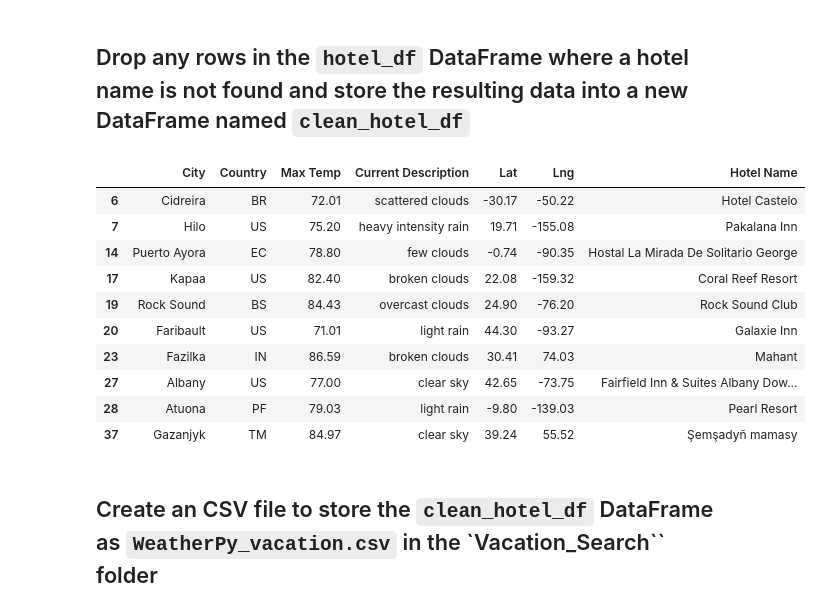
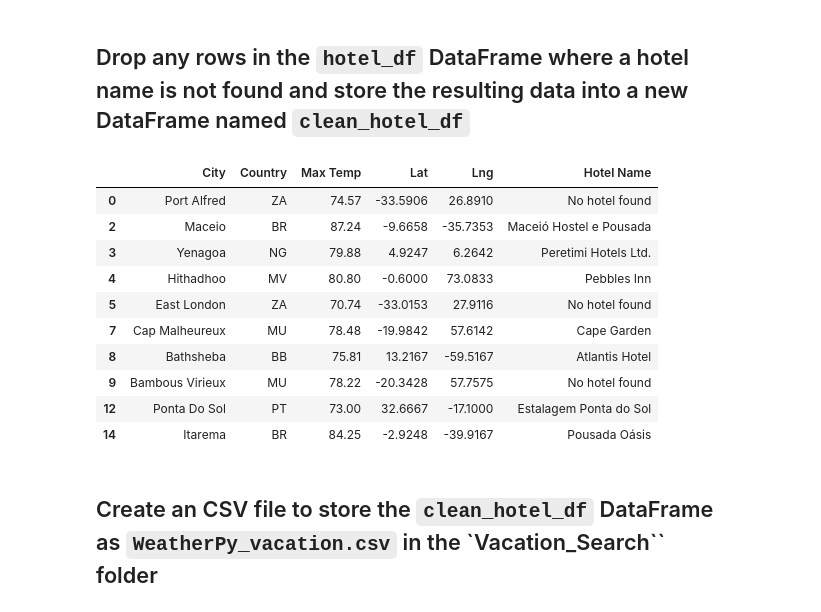
Before and after one commit to motoroid/API_Weather_Database, a Jupyter notebook: vacation_search/Vacation_Search.ipynb, the cells around one changed output. Cells and saved outputs as stored; diff of their text form; code cells hidden in the pictures.

```diff
--- a/vacation_search/Vacation_Search.ipynb
+++ b/vacation_search/Vacation_Search.ipynb
@@ -136,6 +136,6 @@ clean_travel_cities.head()
 ## Use the `copy` Pandas function to create a new DataFrame, called `hotel_df`, by copying the following columns from the `clean_travel_cities` DataFrame: "City", "Country", "Max Temp", "Current Description", "Lat", "Lng"
 # %%
 # Create DataFrame called hotel_df to store hotel names along with city, country, max temp, and coordinates.
-hotel_df = clean_travel_cities.copy()
-columns = ["City", "Country","Max Temp","Current Description","Lat","Lng"]
+hotel_df = clean_travel_cities[["City", "Country","Max Temp","Lat","Lng"]].copy()
+hotel_df.head()
 # %% [output]
@@ -144,8 +149,9 @@ TypeError: 'DataFrame' object is not callable
 ## Add a new empty column named `Hotel Name` to the `hotel_df` DataFrame
 # %%
 # Create a new column "Hotel Name".
-# YOUR CODE HERE
+hotel_df["Hotel Name"]=""
+
 
 # Display sample data
-# YOUR CODE HERE
+hotel_df.head(10)
 # %% [output]
@@ -181,8 +187,8 @@ print("Starting hotel search")
 # Iterate through the hotel_df DataFrame
 for index, row in hotel_df.iterrows():
     # Get latitude and longitude from DataFrame.
-    latitude = # YOUR CODE HERE
-    longitude = # YOUR CODE HERE
+    latitude = row["Lat"]
+    longitude = row["Lng"]
 
     # Add the current city's latitude and longitude to the params dictionary
     params["filter"] = f"circle:{longitude},{latitude},{radius}"
@@ -192,14 +198,14 @@ for index, row in hotel_df.iterrows():
     base_url = "https://api.geoapify.com/v2/places"
 
     # Make request and retrieve the JSON data by using the params dictionaty
-    name_address = # YOUR CODE HERE
+    name_address = requests.get(base_url, params=params)
 
     # Convert the API response to JSON format
-    name_address = # YOUR CODE HERE
+    name_address = name_address.json()
 
     # Get the first hotel from the results and store the name, if a hotel isn't found set the hotel name as "No hotel found".
     try:
-        hotel_df.loc[index, "Hotel Name"] = # YOUR CODE HERE
+        hotel_df.loc[index, "Hotel Name"] = name_address["features"][0]["properties"]["name"]
     except (KeyError, IndexError):
         # If no hotel is found, set the hotel name as "No hotel found".
         hotel_df.loc[index, "Hotel Name"] = "No hotel found"
@@ -245,21 +251,21 @@ Moen - nearest hotel: No hotel found
 # %%
 # Drop the rows where there is no Hotel Name.
 # YOUR CODE HERE
-
+clean_hotels = hotel_df.dropna()
 # Display sample data
-# YOUR CODE HERE
+clean_hotels.head(10)
 # %% [output]
-|  | City | Country | Max Temp | Current Description | Lat | Lng | Hotel Name |
-| 6 | Cidreira | BR | 72.01 | scattered clouds | -30.17 | -50.22 | Hotel Castelo |
-| 7 | Hilo | US | 75.20 | heavy intensity rain | 19.71 | -155.08 | Pakalana Inn |
-| 14 | Puerto Ayora | EC | 78.80 | few clouds | -0.74 | -90.35 | Hostal La Mirada De Solitario George |
-| 17 | Kapaa | US | 82.40 | broken clouds | 22.08 | -159.32 | Coral Reef Resort |
-| 19 | Rock Sound | BS | 84.43 | overcast clouds | 24.90 | -76.20 | Rock Sound Club |
-| 20 | Faribault | US | 71.01 | light rain | 44.30 | -93.27 | Galaxie Inn |
-| 23 | Fazilka | IN | 86.59 | broken clouds | 30.41 | 74.03 | Mahant |
-| 27 | Albany | US | 77.00 | clear sky | 42.65 | -73.75 | Fairfield Inn & Suites Albany Dow... |
-| 28 | Atuona | PF | 79.03 | light rain | -9.80 | -139.03 | Pearl Resort |
-| 37 | Gazanjyk | TM | 84.97 | clear sky | 39.24 | 55.52 | Şemşadyñ mamasy |
+|  | City | Country | Max Temp | Lat | Lng | Hotel Name |
+| 0 | Port Alfred | ZA | 74.57 | -33.5906 | 26.8910 | No hotel found |
+| 2 | Maceio | BR | 87.24 | -9.6658 | -35.7353 | Maceió Hostel e Pousada |
+| 3 | Yenagoa | NG | 79.88 | 4.9247 | 6.2642 | Peretimi Hotels Ltd. |
+| 4 | Hithadhoo | MV | 80.80 | -0.6000 | 73.0833 | Pebbles Inn |
+| 5 | East London | ZA | 70.74 | -33.0153 | 27.9116 | No hotel found |
+| 7 | Cap Malheureux | MU | 78.48 | -19.9842 | 57.6142 | Cape Garden |
+| 8 | Bathsheba | BB | 75.81 | 13.2167 | -59.5167 | Atlantis Hotel |
+| 9 | Bambous Virieux | MU | 78.22 | -20.3428 | 57.7575 | No hotel found |
+| 12 | Ponta Do Sol | PT | 73.00 | 32.6667 | -17.1000 | Estalagem Ponta do Sol |
+| 14 | Itarema | BR | 84.25 | -2.9248 | -39.9167 | Pousada Oásis |
 # %% [markdown]
 ## Create an CSV file to store the `clean_hotel_df` DataFrame as `WeatherPy_vacation.csv` in the `Vacation_Search`` folder
 # %%
```
Also changed, not shown: parts of 6 cells of this notebook, 1 other file.
